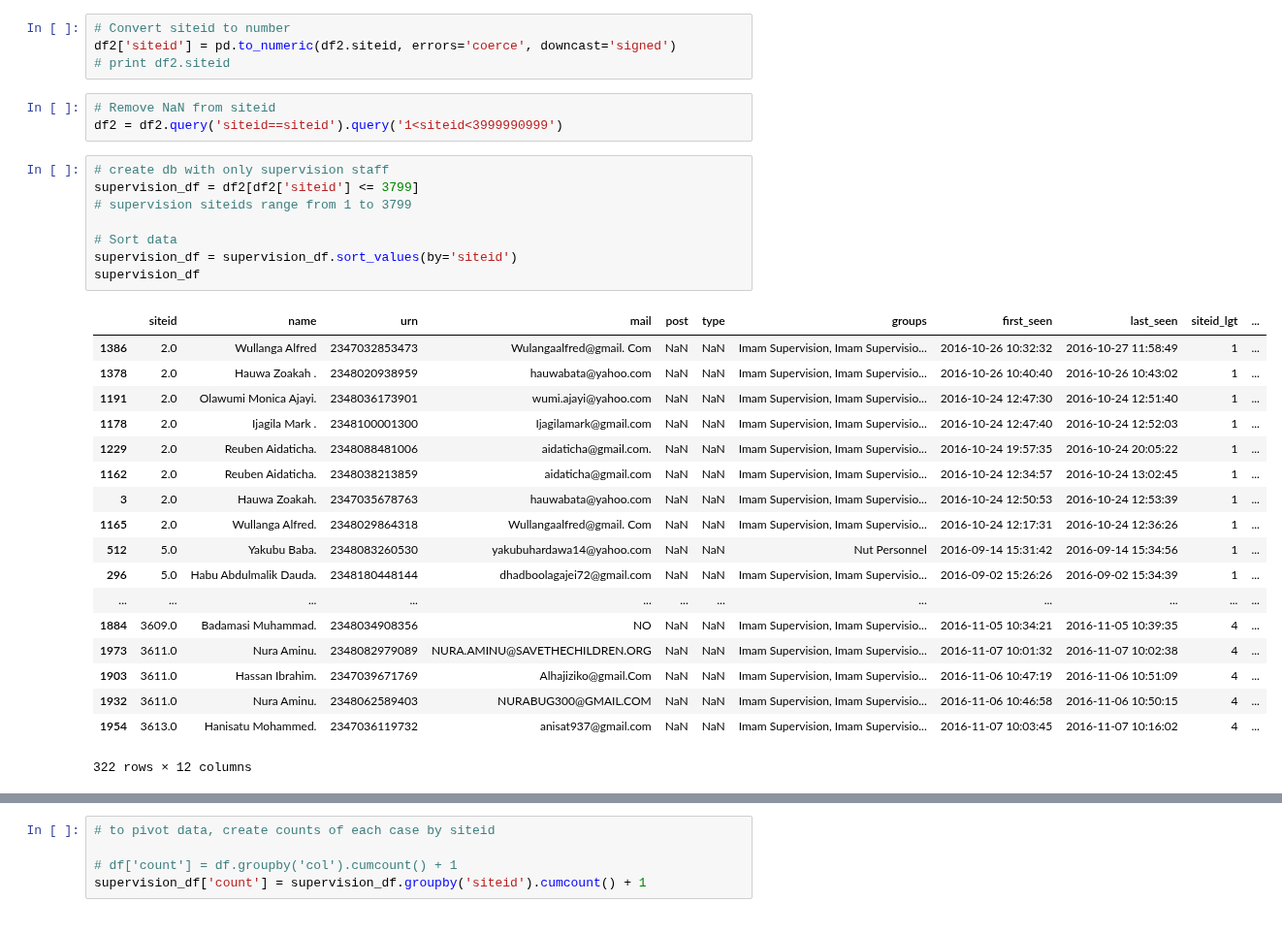
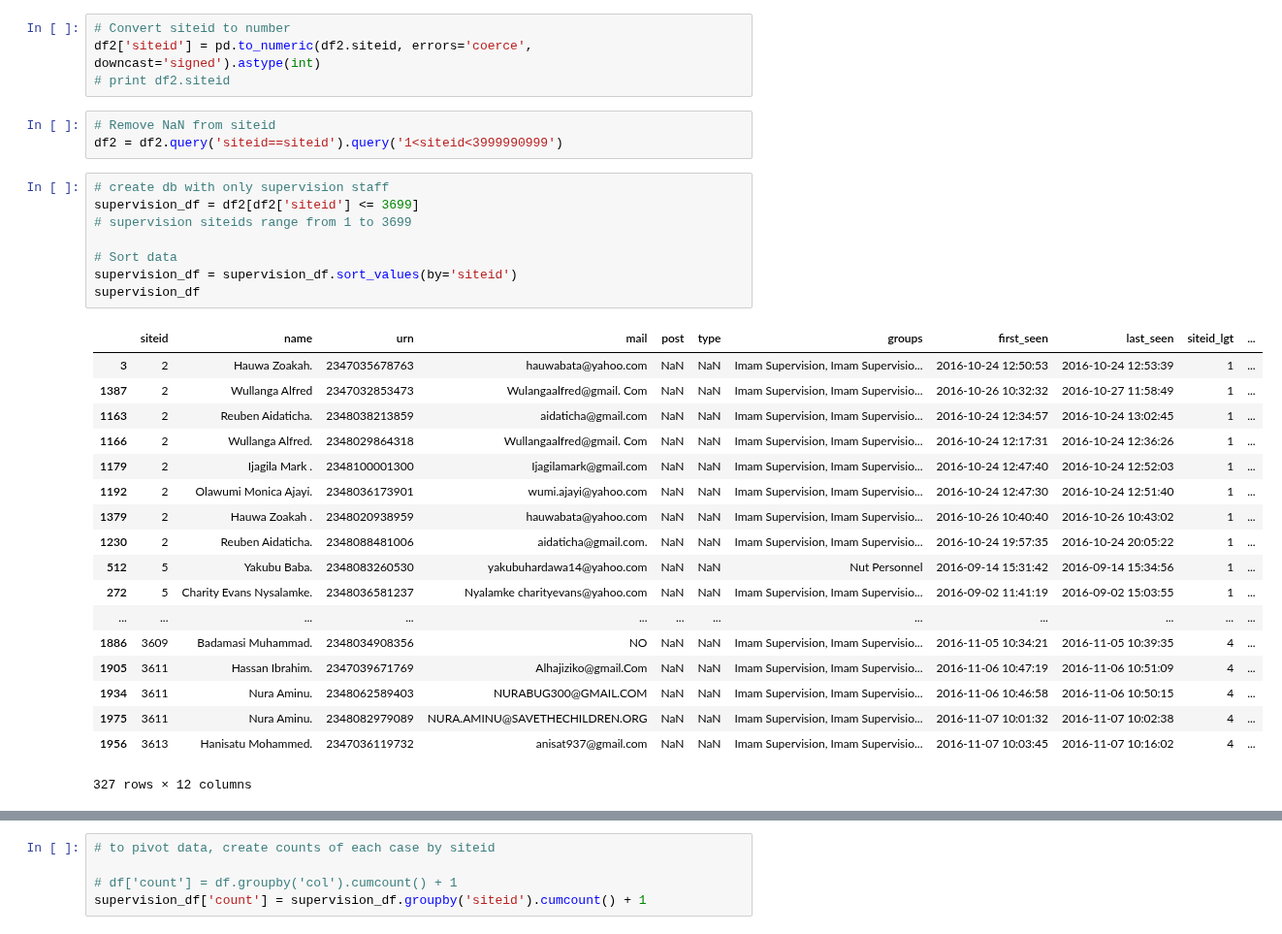
Before and after one commit to RobertJohnston/IMAM, a Jupyter notebook: IMAM Supervision.ipynb, the cells around one changed output, grey strips where cells are left out. Shown at 97% size. Saved outputs shown, nothing was run; the diff lists cells and outputs as text.

```diff
--- a/IMAM Supervision.ipynb
+++ b/IMAM Supervision.ipynb
@@ -124,37 +134,37 @@ print type(df2['siteid'])
 # %%
 # Convert siteid to number
-df2['siteid'] = pd.to_numeric(df2.siteid, errors='coerce', downcast='signed')
+df2['siteid'] = pd.to_numeric(df2.siteid, errors='coerce', downcast='signed').astype(int)
 # print df2.siteid
 # %%
 # Remove NaN from siteid
 df2 = df2.query('siteid==siteid').query('1<siteid<3999990999')
 # %%
 # create db with only supervision staff
-supervision_df = df2[df2['siteid'] <= 3799]
-# supervision siteids range from 1 to 3799
+supervision_df = df2[df2['siteid'] <= 3699]
+# supervision siteids range from 1 to 3699
 
 # Sort data
 supervision_df = supervision_df.sort_values(by='siteid')
 supervision_df
 # %% [output]
 |  | siteid | name | urn | mail | post | type | groups | first_seen | last_seen | siteid_lgt | ... |
-| 1386 | 2.0 | Wullanga Alfred | 2347032853473 | Wulangaalfred@gmail. Com | NaN | NaN | Imam Supervision, Imam Supervisio... | 2016-10-26 10:32:32 | 2016-10-27 11:58:49 | 1 | ... |
-| 1378 | 2.0 | Hauwa Zoakah . | 2348020938959 | hauwabata@yahoo.com | NaN | NaN | Imam Supervision, Imam Supervisio... | 2016-10-26 10:40:40 | 2016-10-26 10:43:02 | 1 | ... |
-| 1191 | 2.0 | Olawumi Monica Ajayi. | 2348036173901 | wumi.ajayi@yahoo.com | NaN | NaN | Imam Supervision, Imam Supervisio... | 2016-10-24 12:47:30 | 2016-10-24 12:51:40 | 1 | ... |
-| 1178 | 2.0 | Ijagila Mark . | 2348100001300 | Ijagilamark@gmail.com | NaN | NaN | Imam Supervision, Imam Supervisio... | 2016-10-24 12:47:40 | 2016-10-24 12:52:03 | 1 | ... |
-| 1229 | 2.0 | Reuben Aidaticha. | 2348088481006 | aidaticha@gmail.com. | NaN | NaN | Imam Supervision, Imam Supervisio... | 2016-10-24 19:57:35 | 2016-10-24 20:05:22 | 1 | ... |
-| 1162 | 2.0 | Reuben Aidaticha. | 2348038213859 | aidaticha@gmail.com | NaN | NaN | Imam Supervision, Imam Supervisio... | 2016-10-24 12:34:57 | 2016-10-24 13:02:45 | 1 | ... |
-| 3 | 2.0 | Hauwa Zoakah. | 2347035678763 | hauwabata@yahoo.com | NaN | NaN | Imam Supervision, Imam Supervisio... | 2016-10-24 12:50:53 | 2016-10-24 12:53:39 | 1 | ... |
-| 1165 | 2.0 | Wullanga Alfred. | 2348029864318 | Wullangaalfred@gmail. Com | NaN | NaN | Imam Supervision, Imam Supervisio... | 2016-10-24 12:17:31 | 2016-10-24 12:36:26 | 1 | ... |
-| 512 | 5.0 | Yakubu Baba. | 2348083260530 | yakubuhardawa14@yahoo.com | NaN | NaN | Nut Personnel | 2016-09-14 15:31:42 | 2016-09-14 15:34:56 | 1 | ... |
-| 296 | 5.0 | Habu Abdulmalik Dauda. | 2348180448144 | dhadboolagajei72@gmail.com | NaN | NaN | Imam Supervision, Imam Supervisio... | 2016-09-02 15:26:26 | 2016-09-02 15:34:39 | 1 | ... |
+| 3 | 2 | Hauwa Zoakah. | 2347035678763 | hauwabata@yahoo.com | NaN | NaN | Imam Supervision, Imam Supervisio... | 2016-10-24 12:50:53 | 2016-10-24 12:53:39 | 1 | ... |
+| 1387 | 2 | Wullanga Alfred | 2347032853473 | Wulangaalfred@gmail. Com | NaN | NaN | Imam Supervision, Imam Supervisio... | 2016-10-26 10:32:32 | 2016-10-27 11:58:49 | 1 | ... |
+| 1163 | 2 | Reuben Aidaticha. | 2348038213859 | aidaticha@gmail.com | NaN | NaN | Imam Supervision, Imam Supervisio... | 2016-10-24 12:34:57 | 2016-10-24 13:02:45 | 1 | ... |
+| 1166 | 2 | Wullanga Alfred. | 2348029864318 | Wullangaalfred@gmail. Com | NaN | NaN | Imam Supervision, Imam Supervisio... | 2016-10-24 12:17:31 | 2016-10-24 12:36:26 | 1 | ... |
+| 1179 | 2 | Ijagila Mark . | 2348100001300 | Ijagilamark@gmail.com | NaN | NaN | Imam Supervision, Imam Supervisio... | 2016-10-24 12:47:40 | 2016-10-24 12:52:03 | 1 | ... |
+| 1192 | 2 | Olawumi Monica Ajayi. | 2348036173901 | wumi.ajayi@yahoo.com | NaN | NaN | Imam Supervision, Imam Supervisio... | 2016-10-24 12:47:30 | 2016-10-24 12:51:40 | 1 | ... |
+| 1379 | 2 | Hauwa Zoakah . | 2348020938959 | hauwabata@yahoo.com | NaN | NaN | Imam Supervision, Imam Supervisio... | 2016-10-26 10:40:40 | 2016-10-26 10:43:02 | 1 | ... |
+| 1230 | 2 | Reuben Aidaticha. | 2348088481006 | aidaticha@gmail.com. | NaN | NaN | Imam Supervision, Imam Supervisio... | 2016-10-24 19:57:35 | 2016-10-24 20:05:22 | 1 | ... |
+| 512 | 5 | Yakubu Baba. | 2348083260530 | yakubuhardawa14@yahoo.com | NaN | NaN | Nut Personnel | 2016-09-14 15:31:42 | 2016-09-14 15:34:56 | 1 | ... |
+| 272 | 5 | Charity Evans Nysalamke. | 2348036581237 | Nyalamke charityevans@yahoo.com | NaN | NaN | Imam Supervision, Imam Supervisio... | 2016-09-02 11:41:19 | 2016-09-02 15:03:55 | 1 | ... |
 | ... | ... | ... | ... | ... | ... | ... | ... | ... | ... | ... | ... |
-| 1884 | 3609.0 | Badamasi Muhammad. | 2348034908356 | NO | NaN | NaN | Imam Supervision, Imam Supervisio... | 2016-11-05 10:34:21 | 2016-11-05 10:39:35 | 4 | ... |
-| 1973 | 3611.0 | Nura Aminu. | 2348082979089 | NURA.AMINU@SAVETHECHILDREN.ORG | NaN | NaN | Imam Supervision, Imam Supervisio... | 2016-11-07 10:01:32 | 2016-11-07 10:02:38 | 4 | ... |
-| 1903 | 3611.0 | Hassan Ibrahim. | 2347039671769 | Alhajiziko@gmail.Com | NaN | NaN | Imam Supervision, Imam Supervisio... | 2016-11-06 10:47:19 | 2016-11-06 10:51:09 | 4 | ... |
-| 1932 | 3611.0 | Nura Aminu. | 2348062589403 | NURABUG300@GMAIL.COM | NaN | NaN | Imam Supervision, Imam Supervisio... | 2016-11-06 10:46:58 | 2016-11-06 10:50:15 | 4 | ... |
-| 1954 | 3613.0 | Hanisatu Mohammed. | 2347036119732 | anisat937@gmail.com | NaN | NaN | Imam Supervision, Imam Supervisio... | 2016-11-07 10:03:45 | 2016-11-07 10:16:02 | 4 | ... |
+| 1886 | 3609 | Badamasi Muhammad. | 2348034908356 | NO | NaN | NaN | Imam Supervision, Imam Supervisio... | 2016-11-05 10:34:21 | 2016-11-05 10:39:35 | 4 | ... |
+| 1905 | 3611 | Hassan Ibrahim. | 2347039671769 | Alhajiziko@gmail.Com | NaN | NaN | Imam Supervision, Imam Supervisio... | 2016-11-06 10:47:19 | 2016-11-06 10:51:09 | 4 | ... |
+| 1934 | 3611 | Nura Aminu. | 2348062589403 | NURABUG300@GMAIL.COM | NaN | NaN | Imam Supervision, Imam Supervisio... | 2016-11-06 10:46:58 | 2016-11-06 10:50:15 | 4 | ... |
+| 1975 | 3611 | Nura Aminu. | 2348082979089 | NURA.AMINU@SAVETHECHILDREN.ORG | NaN | NaN | Imam Supervision, Imam Supervisio... | 2016-11-07 10:01:32 | 2016-11-07 10:02:38 | 4 | ... |
+| 1956 | 3613 | Hanisatu Mohammed. | 2347036119732 | anisat937@gmail.com | NaN | NaN | Imam Supervision, Imam Supervisio... | 2016-11-07 10:03:45 | 2016-11-07 10:16:02 | 4 | ... |
-322 rows × 12 columns
+327 rows × 12 columns
 # %%
 # 12 states and 282 LGA = 294 total supervision sites
 # Are there CMAM programs in all LGAs?
```
Also changed, not shown: parts of 21 cells of this notebook, 11 other files.
